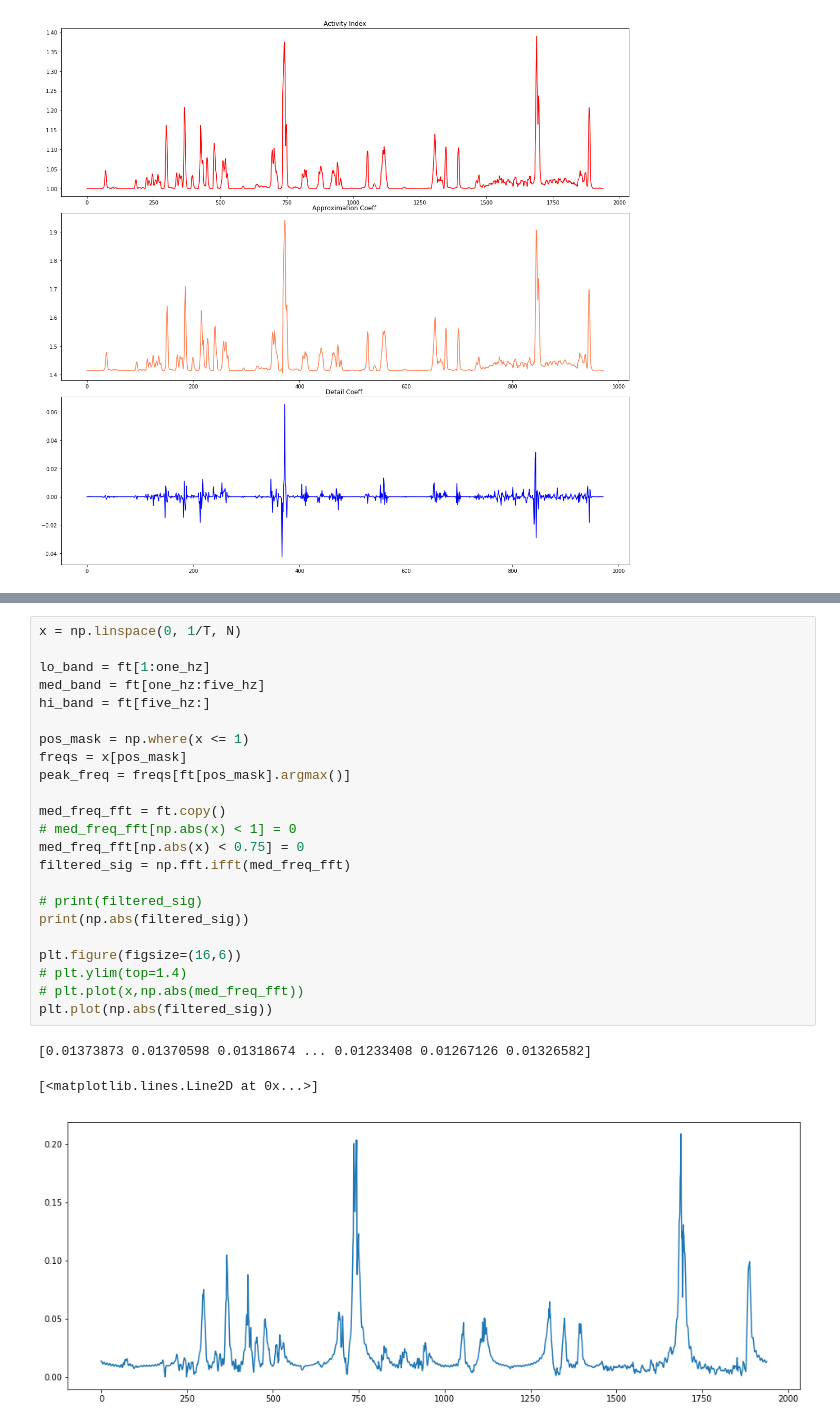
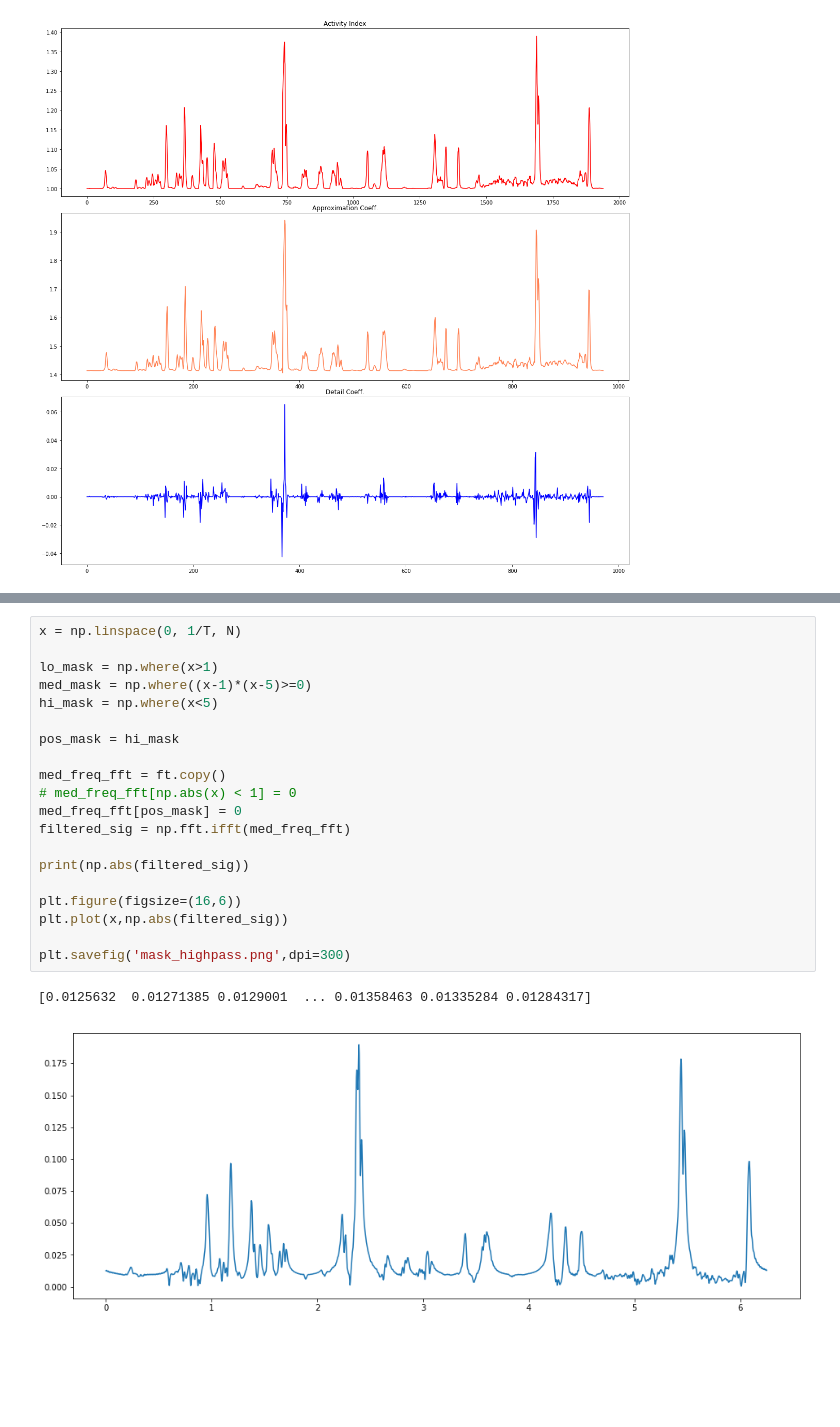
Before and after one commit to indykorpong/activity_classifier, a Jupyter notebook: testrun.ipynb, the cells around one changed output, grey strips where cells are left out. Cells and saved outputs as stored; diff of their text form; blank space fills up the shorter version.

```diff
--- a/testrun.ipynb
+++ b/testrun.ipynb
@@ -523,27 +531,23 @@ plt.plot(ift2)
 # %%
 x = np.linspace(0, 1/T, N)
 
-lo_band = ft[1:one_hz]
-med_band = ft[one_hz:five_hz]
-hi_band = ft[five_hz:]
+lo_mask = np.where(x>1)
+med_mask = np.where((x-1)*(x-5)>=0)
+hi_mask = np.where(x<5)
 
-pos_mask = np.where(x <= 1)
-freqs = x[pos_mask]
-peak_freq = freqs[ft[pos_mask].argmax()]
+pos_mask = hi_mask
 
 med_freq_fft = ft.copy()
 # med_freq_fft[np.abs(x) < 1] = 0
-med_freq_fft[np.abs(x) < 0.75] = 0
+med_freq_fft[pos_mask] = 0
 filtered_sig = np.fft.ifft(med_freq_fft)
 
-# print(filtered_sig)
 print(np.abs(filtered_sig))
 
 plt.figure(figsize=(16,6))
-# plt.ylim(top=1.4)
-# plt.plot(x,np.abs(med_freq_fft))
-plt.plot(np.abs(filtered_sig))
+plt.plot(x,np.abs(filtered_sig))
+
+plt.savefig('mask_highpass.png',dpi=300)
 # %% [output]
-[0.01373873 0.01370598 0.01318674 ... 0.01233408 0.01267126 0.01326582]
+[0.0125632  0.01271385 0.0129001  ... 0.01358463 0.01335284 0.01284317]
-[<matplotlib.lines.Line2D at 0x...>]
-[figure, old version]
+[figure, new version]
```
Also changed, not shown: parts of 5 cells of this notebook, 7 other files.
